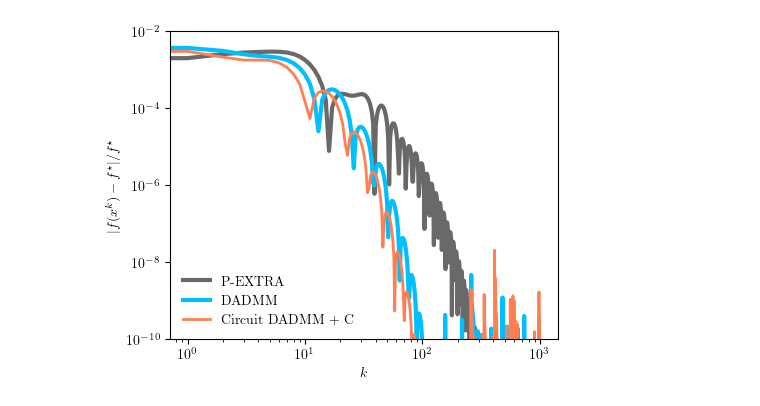
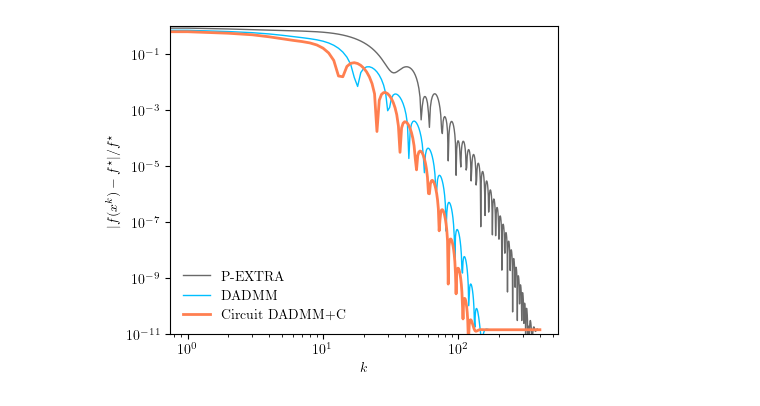
Before and after one commit to cvxgrp/optimization_via_circuits, a Jupyter notebook: convergence/dgeom_median_experiment.ipynb, the cells around one changed output. Cells and saved outputs as stored; diff of their text form; code cells hidden in the pictures.

```diff
--- a/convergence/dgeom_median_experiment.ipynb
+++ b/convergence/dgeom_median_experiment.ipynb
@@ -16,15 +16,14 @@ np.random.seed(108)
 problem_spec = {}
 problem_spec['n_node'] = 6
 problem_spec['vector_size'] = 10
+problem_spec['translation'] = "b"
 print(problem_spec)
 problem_data = data_generation(problem_spec)
 network_data = graph_generation_nodes6()
 
-problem_data['rho'] = 0.01
+problem_spec['sc_theta'] = 1
 
-problem_spec['sc_eps'] = 1
-
-# PG-EXTRA hyperparameters
-problem_data['alpha'] = 2.5
+# P-EXTRA hyperparameters
+problem_data['rho'] = 2.5
 problem_data['itr_num'] = 1000
 # %% [output]
@@ -115,0 +84,5 @@ ii=999, f_reldiff[-1]=2.2684903722446864e-11, err_opt_reldiff[-1]=0.000147625394
+# %%
+# apply P-EXTRA
+problem_data['rho'] = 1
+# problem_data['rho'] = 0.5
+pg_op_norm, pg_err_opt_star, pg_err_opt_reldiff, pg_const_vio, pg_f_reldiff = p_extra_dgeom_median(None, problem_spec, problem_data, network_data, x_opt_star, f_star, printing=True, freq=200)
@@ -116,7 +96,8 @@ ii=999, f_reldiff[-1]=2.2684903722446864e-11, err_opt_reldiff[-1]=0.000147625394
 # %%
-R = 1
-admm_err_opt_star, admm_err_opt_reldiff, admm_const_vio, admm_f_reldiff = co.dadmm("dadmm", problem_spec, problem_data,
+# params={"R":18, "Inductance":10, "Capacitance":1, "h":1.0541046971920436}
+params={"R":2, "Inductance":4, "Capacitance":4, "h":2.764408907848405}
+dadmm_c_err_opt_star, dadmm_c_err_opt_reldiff, dadmm_c_const_vio, dadmm_c_f_reldiff = co.dadmm("cir_dadmm_c", problem_spec, problem_data,
                                                                                 network_data, x_opt_star, f_star, prox_operators=prox_operators,
                                                                                 fi_operators=fi_operators,
-                                                                                params={"R":R}, printing=True, freq=200)
+                                                                                params=params, printing=True, freq=200)
 # %% [output]
@@ -157,47 +110,31 @@ ii=999, f_reldiff[-1]=7.369521252692333e-10, err_opt_reldiff[-1]=0.0002149402389
 # %%
 fname = "n6_circuit_dadmm_c"
-
 
 
 plt.rc('text', usetex=True)
 plt.rc('font', family='serif')
 plt.rcParams["legend.fontsize"] = 10
 plt.rcParams["lines.linewidth"] = 2
 plt.rcParams["lines.markersize"] = 4
 plt.rcParams["legend.framealpha"] = 0.0
 plt.rcParams["xtick.labelsize"] = 10
 plt.rcParams["ytick.labelsize"] = 10
 plt.rcParams["mathtext.fontset"] = 'cm' # default = 'dejavusans', other options = 'cm', 'stixsans', 'dejavuserif'
 black, red, blue, green = 'dimgrey', 'coral', 'deepskyblue', 'gold'
 
 # operator norm plot (log-log plot)
 plt.figure(figsize=(5,4))
 plt.minorticks_off()
 plt.xscale("log")
 plt.yscale("log")
-plt.plot(pg_f_reldiff, label='P-EXTRA', color=black, linewidth=3)
-plt.plot(admm_f_reldiff, label='DADMM', color=blue, linewidth=3)
-# plt.plot(ciradmm_f_reldiff, label='Circuit DADMM',  color=green, linewidth=2)
-plt.plot(dadmm_c_f_reldiff, label='Circuit DADMM + C',  color=red, linewidth=2)
+plt.plot(pg_f_reldiff[:400], label='P-EXTRA', color=black, linewidth=1)
+plt.plot(admm_f_reldiff[:400], label='DADMM', color=blue, linewidth=1)
+plt.plot(dadmm_c_f_reldiff[:400], label='Circuit DADMM+C',  color=red, linewidth=2)
 plt.xlabel(r"$k$")
 plt.ylabel(r"$|f(x^k) - f^\star|/f^\star$")
 # plt.ylabel(r"$\|\tilde{\mathbf{A}}x_k\|^2_M$")
-plt.ylim(1e-10, 1e-2)
+plt.ylim(1e-11, 1e-0)
 plt.legend()
 plt.savefig(f'plots/freldif_{fname}.pdf', dpi=300)
-
-# plt.figure(figsize=(5,4))
-# plt.minorticks_off()
-# plt.xscale("log")
-# plt.yscale("log")
-# plt.plot(pg_err_opt_reldiff, label='P-EXTRA', color=black, linewidth=3)
-# plt.plot(admm_err_opt_reldiff, label='DADMM', color=blue, linewidth=3)
-# # plt.plot(admm_err_opt_reldiff, label='Circuit DADMM', color=green, linewidth=2)
-# plt.plot(dadmm_c_err_opt_reldiff, label='Circuit DADMM + C', color=red, linewidth=2)
-# plt.xlabel(r"$k$")
-# plt.ylabel(r"$\|x_k - x^\star\|_F /\|x_0 - x^\star\|_F $")
-# plt.ylim(1e-10, 1e0)
-# plt.legend()
-# plt.savefig(f'plots/xreldif_{fname}.pdf', dpi=300)
 # %% [output]
-[figure, old version]
+[figure, new version]
```
Also changed, not shown: parts of 13 cells of this notebook, 1 other file.
